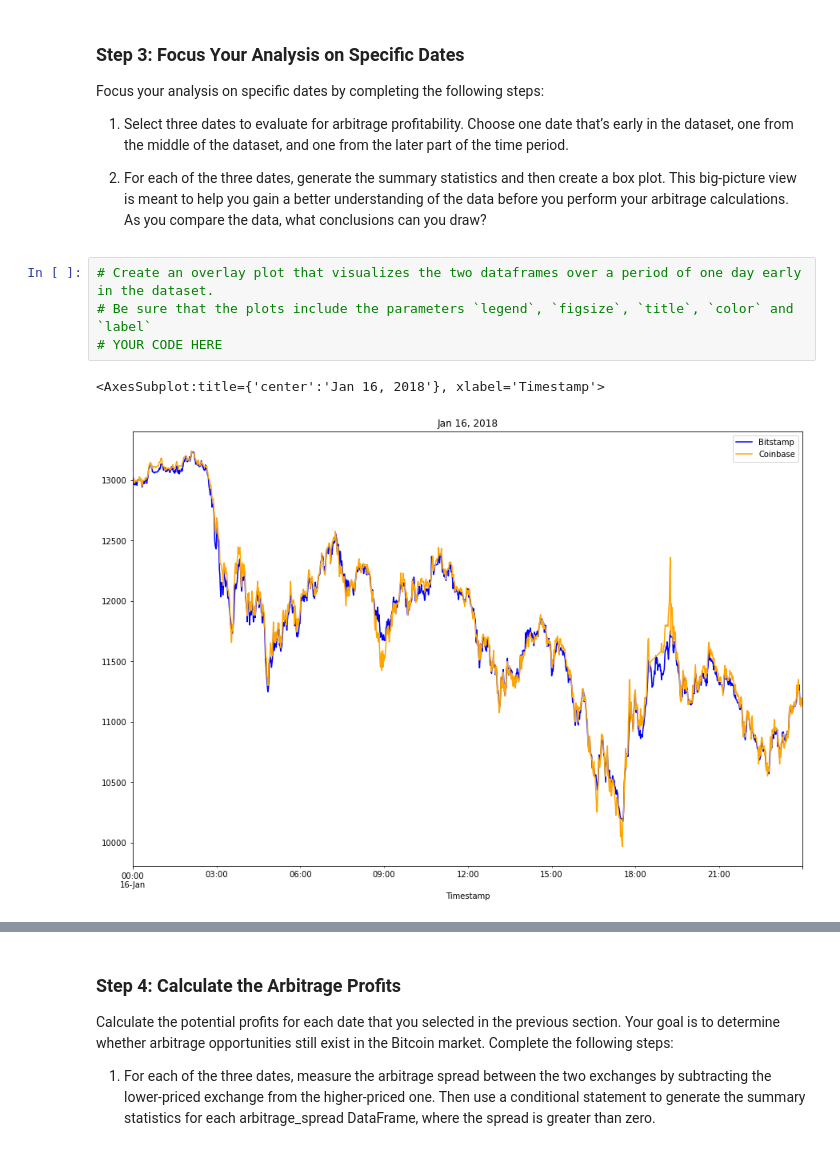
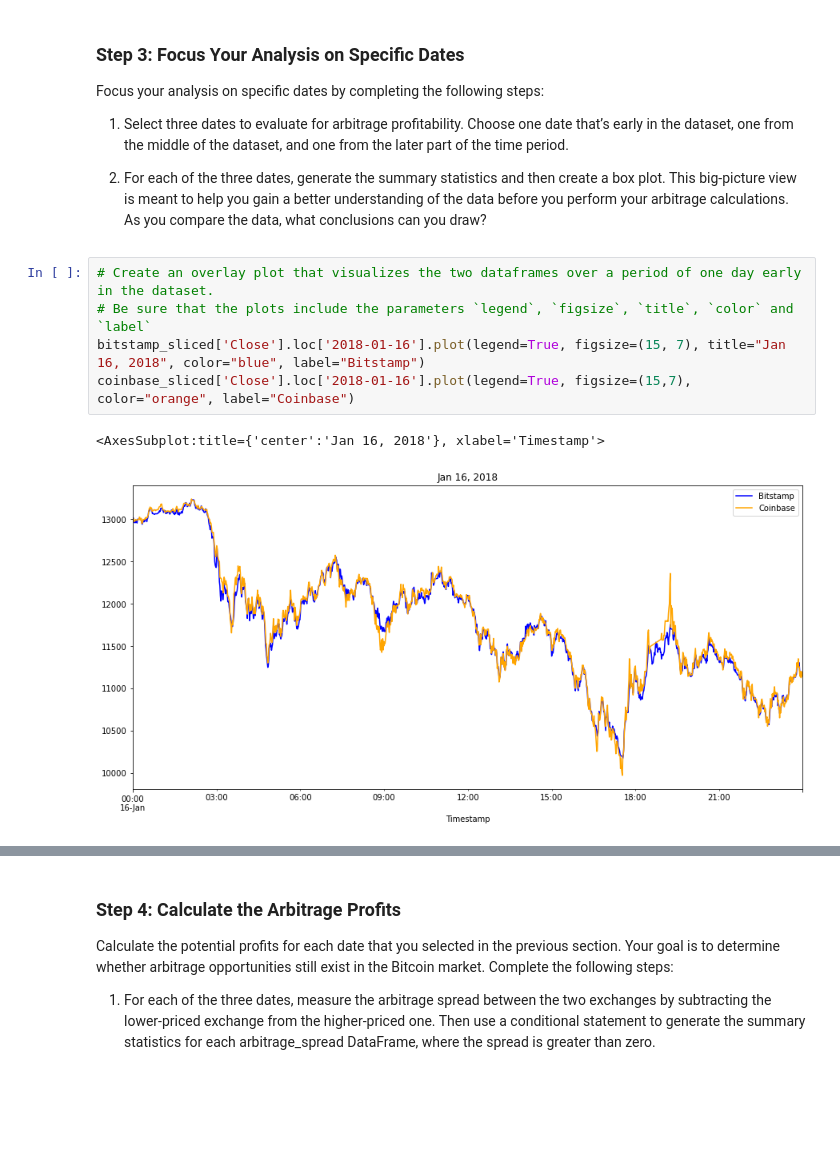
Before and after one commit to n8patterson/bitcoin-arbitrage, a Jupyter notebook: crypto_arbitrage.ipynb, the cells around one changed output, grey strips where cells are left out. Drawn from its saved outputs; the diff is of its cells as text; blank space fills up the shorter version.

```diff
--- a/crypto_arbitrage.ipynb
+++ b/crypto_arbitrage.ipynb
@@ -311,10 +311,11 @@ Focus your analysis on specific dates by completing the following steps:
 # %%
 # Create an overlay plot that visualizes the two dataframes over a period of one day early in the dataset.
 # Be sure that the plots include the parameters `legend`, `figsize`, `title`, `color` and `label`
-# YOUR CODE HERE
+bitstamp_sliced['Close'].loc['2018-01-16'].plot(legend=True, figsize=(15, 7), title="Jan 16, 2018", color="blue", label="Bitstamp")
+coinbase_sliced['Close'].loc['2018-01-16'].plot(legend=True, figsize=(15,7), color="orange", label="Coinbase")
 # %% [output]
 <AxesSubplot:title={'center':'Jan 16, 2018'}, xlabel='Timestamp'>
-[figure, old version]
+[figure, new version]
 # %%
 # Using the early date that you have selected, calculate the arbitrage spread
 # by subtracting the bitstamp lower closing prices from the coinbase higher closing prices
```
Also changed, not shown: parts of 8 cells of this notebook.
